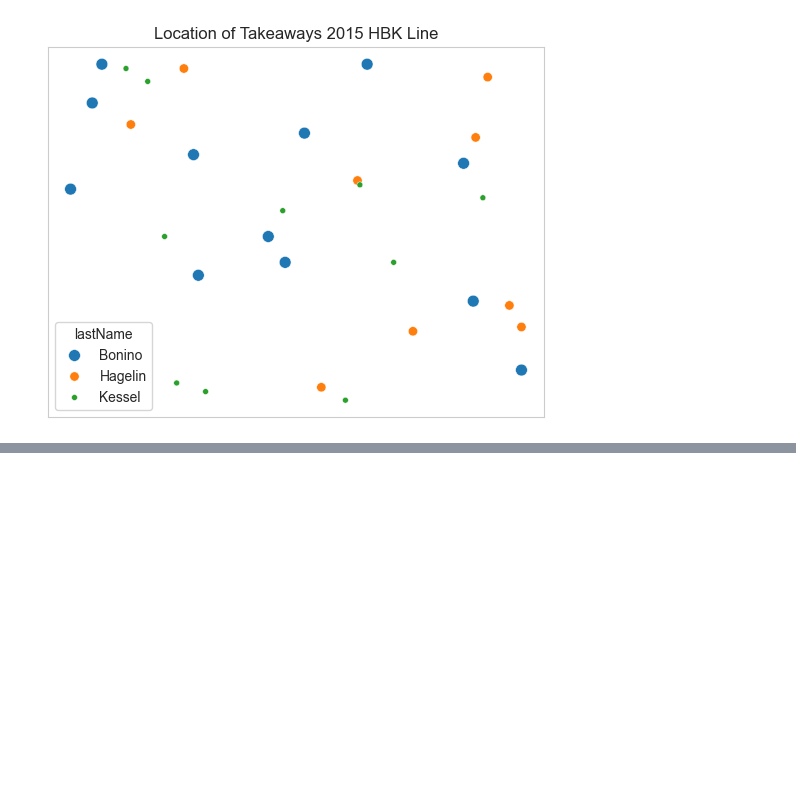
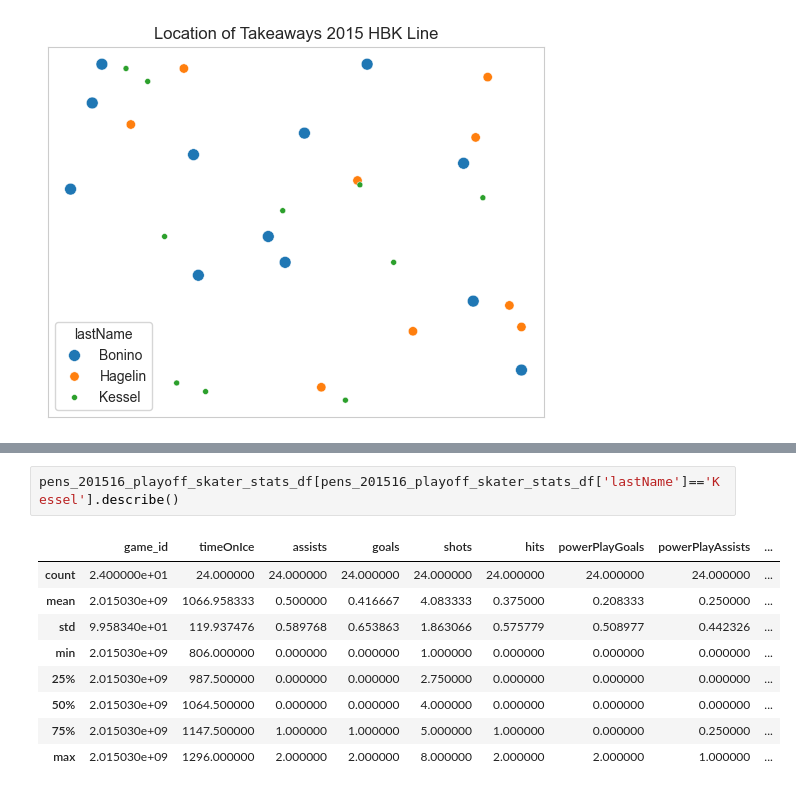
Before and after one commit to boncz/PenguinsHockeyAnalysis, a Jupyter notebook: PensPlayoffAnalysis.ipynb, the cells around one changed output, grey strips where cells are left out. Cells and saved outputs as stored; diff of their text form; blank space fills up the shorter version.

```diff
--- a/PensPlayoffAnalysis.ipynb
+++ b/PensPlayoffAnalysis.ipynb
@@ -194,0 +247,12 @@ for event in events:
+# %%
+pens_201516_playoff_skater_stats_df[pens_201516_playoff_skater_stats_df['lastName']=='Kessel'].describe()
+# %% [output]
+|  | game_id | timeOnIce | assists | goals | shots | hits | powerPlayGoals | powerPlayAssists | ... |
+| count | 2.400000e+01 | 24.000000 | 24.000000 | 24.000000 | 24.000000 | 24.000000 | 24.000000 | 24.000000 | ... |
+| mean | 2.015030e+09 | 1066.958333 | 0.500000 | 0.416667 | 4.083333 | 0.375000 | 0.208333 | 0.250000 | ... |
+| std | 9.958340e+01 | 119.937476 | 0.589768 | 0.653863 | 1.863066 | 0.575779 | 0.508977 | 0.442326 | ... |
+| min | 2.015030e+09 | 806.000000 | 0.000000 | 0.000000 | 1.000000 | 0.000000 | 0.000000 | 0.000000 | ... |
+| 25% | 2.015030e+09 | 987.500000 | 0.000000 | 0.000000 | 2.750000 | 0.000000 | 0.000000 | 0.000000 | ... |
+| 50% | 2.015030e+09 | 1064.500000 | 0.000000 | 0.000000 | 4.000000 | 0.000000 | 0.000000 | 0.000000 | ... |
+| 75% | 2.015030e+09 | 1147.500000 | 1.000000 | 1.000000 | 5.000000 | 1.000000 | 0.000000 | 0.250000 | ... |
+| max | 2.015030e+09 | 1296.000000 | 2.000000 | 2.000000 | 8.000000 | 2.000000 | 2.000000 | 1.000000 | ... |
```
Also changed, not shown: parts of 5 cells of this notebook.
